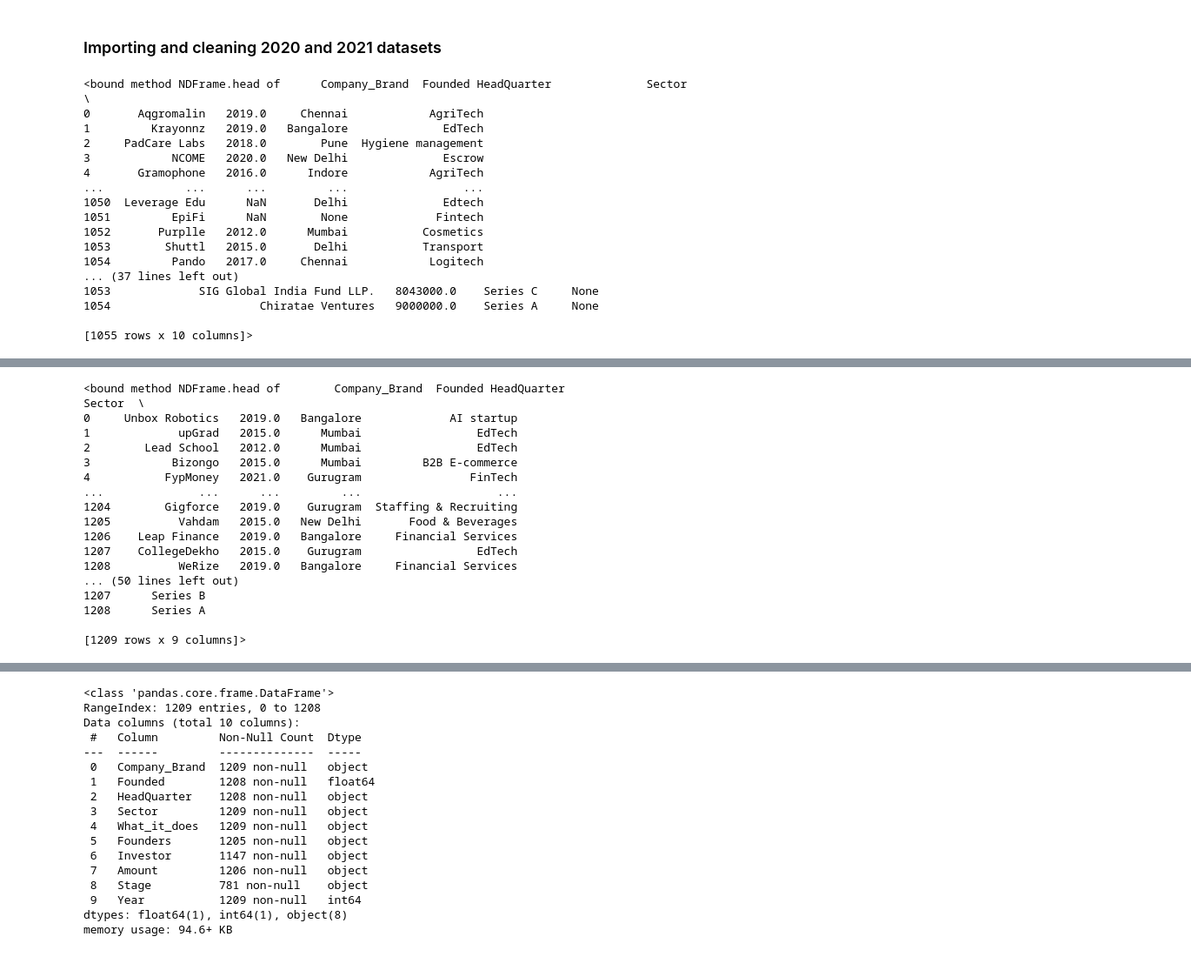
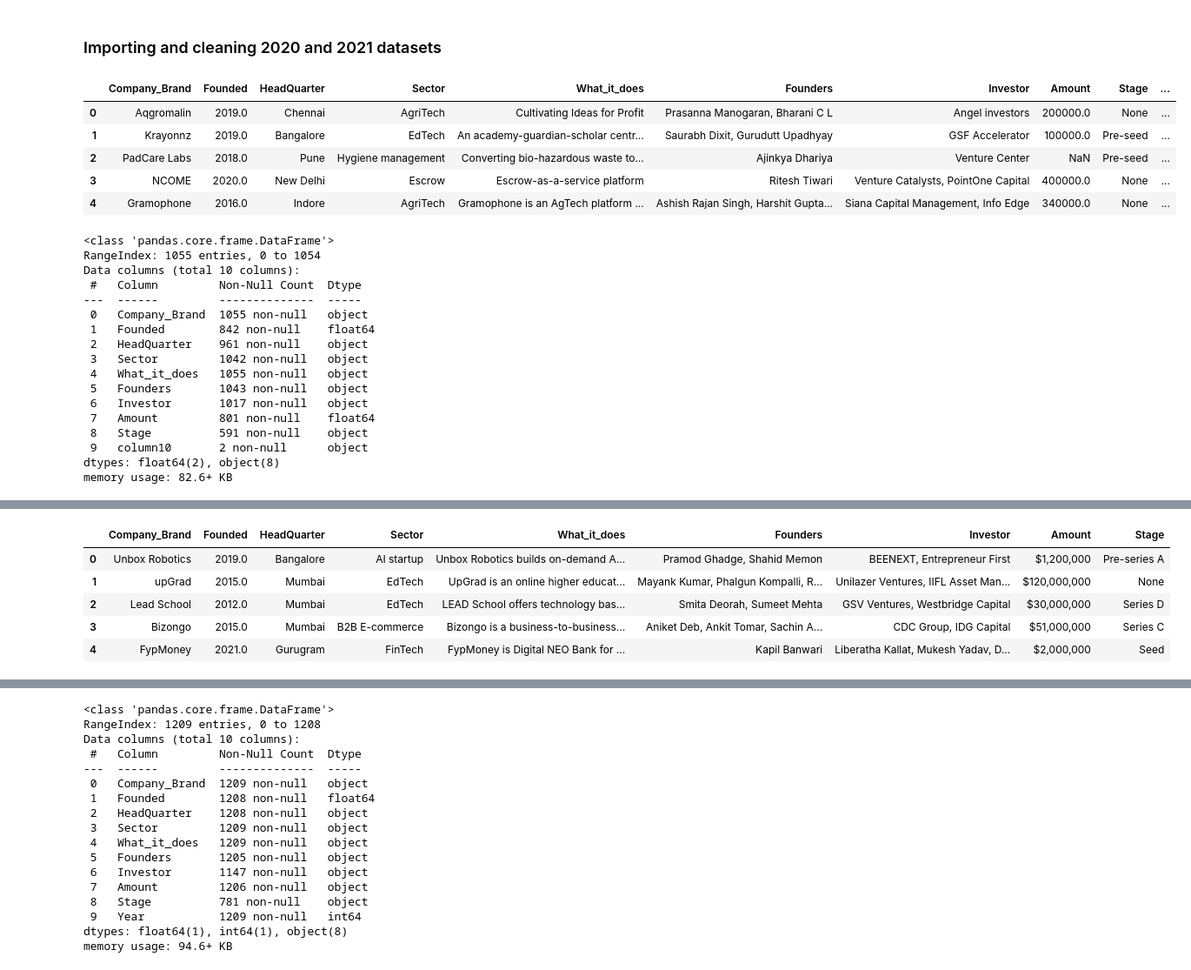
Before and after one commit to parockson/analysis-into-indian-startup-ecosystem, a Jupyter notebook: indian_start_up_funding_ecosystem.ipynb, the cells around one changed output, grey strips where cells are left out. Shown: that part at 87% size. Drawn from its saved outputs; the diff is of its cells as text; code cells hidden in the pictures.

```diff
--- a/indian_start_up_funding_ecosystem.ipynb
+++ b/indian_start_up_funding_ecosystem.ipynb
@@ -355,27 +480,36 @@ connection = pyodbc.connect(connection_string)
 # %%
 # select data from 2020
 query = "SELECT * FROM LP1_startup_funding2020"
 
 dat3 = pd.read_sql(query, connection)
-dat3.head
+dat3.head()
 # %% [output]
-<bound method NDFrame.head of      Company_Brand  Founded HeadQuarter              Sector  \
-0       Aqgromalin   2019.0     Chennai            AgriTech
-1         Krayonnz   2019.0   Bangalore              EdTech
-2     PadCare Labs   2018.0        Pune  Hygiene management
-3            NCOME   2020.0   New Delhi              Escrow
-4       Gramophone   2016.0      Indore            AgriTech
-...            ...      ...         ...                 ...
-1050  Leverage Edu      NaN       Delhi              Edtech
-1051         EpiFi      NaN        None             Fintech
-1052       Purplle   2012.0      Mumbai           Cosmetics
-1053        Shuttl   2015.0       Delhi           Transport
-1054         Pando   2017.0     Chennai            Logitech
-... (37 lines left out)
-1053             SIG Global India Fund LLP.   8043000.0    Series C     None
-1054                      Chiratae Ventures   9000000.0    Series A     None
-
-[1055 rows x 10 columns]>
+|  | Company_Brand | Founded | HeadQuarter | Sector | What_it_does | Founders | Investor | Amount | Stage | ... |
+| 0 | Aqgromalin | 2019.0 | Chennai | AgriTech | Cultivating Ideas for Profit | Prasanna Manogaran, Bharani C L | Angel investors | 200000.0 | None | ... |
+| 1 | Krayonnz | 2019.0 | Bangalore | EdTech | An academy-guardian-scholar centr... | Saurabh Dixit, Gurudutt Upadhyay | GSF Accelerator | 100000.0 | Pre-seed | ... |
+| 2 | PadCare Labs | 2018.0 | Pune | Hygiene management | Converting bio-hazardous waste to... | Ajinkya Dhariya | Venture Center | NaN | Pre-seed | ... |
+| 3 | NCOME | 2020.0 | New Delhi | Escrow | Escrow-as-a-service platform | Ritesh Tiwari | Venture Catalysts, PointOne Capital | 400000.0 | None | ... |
+| 4 | Gramophone | 2016.0 | Indore | AgriTech | Gramophone is an AgTech platform ... | Ashish Rajan Singh, Harshit Gupta... | Siana Capital Management, Info Edge | 340000.0 | None | ... |
+# %%
+dat3.info()
+# %% [output]
+<class 'pandas.core.frame.DataFrame'>
+RangeIndex: 1055 entries, 0 to 1054
+Data columns (total 10 columns):
+ #   Column         Non-Null Count  Dtype
+---  ------         --------------  -----
+ 0   Company_Brand  1055 non-null   object
+ 1   Founded        842 non-null    float64
+ 2   HeadQuarter    961 non-null    object
+ 3   Sector         1042 non-null   object
+ 4   What_it_does   1055 non-null   object
+ 5   Founders       1043 non-null   object
+ 6   Investor       1017 non-null   object
+ 7   Amount         801 non-null    float64
+ 8   Stage          591 non-null    object
+ 9   column10       2 non-null      object
+dtypes: float64(2), object(8)
+memory usage: 82.6+ KB
 # %%
 # adding years
 year_3 = 2020
@@ -400,25 +534,14 @@ dat3
 query = "SELECT * FROM LP1_startup_funding2021"
 
 dat4 = pd.read_sql(query, connection)
-dat4.head
+dat4.head()
 # %% [output]
-<bound method NDFrame.head of        Company_Brand  Founded HeadQuarter                 Sector  \
-0     Unbox Robotics   2019.0   Bangalore             AI startup
-1             upGrad   2015.0      Mumbai                 EdTech
-2        Lead School   2012.0      Mumbai                 EdTech
-3            Bizongo   2015.0      Mumbai         B2B E-commerce
-4           FypMoney   2021.0    Gurugram                FinTech
-...              ...      ...         ...                    ...
-1204        Gigforce   2019.0    Gurugram  Staffing & Recruiting
-1205          Vahdam   2015.0   New Delhi       Food & Beverages
-1206    Leap Finance   2019.0   Bangalore     Financial Services
-1207    CollegeDekho   2015.0    Gurugram                 EdTech
-1208          WeRize   2019.0   Bangalore     Financial Services
-... (50 lines left out)
-1207      Series B
-1208      Series A
-
-[1209 rows x 9 columns]>
+|  | Company_Brand | Founded | HeadQuarter | Sector | What_it_does | Founders | Investor | Amount | Stage |
+| 0 | Unbox Robotics | 2019.0 | Bangalore | AI startup | Unbox Robotics builds on-demand A... | Pramod Ghadge, Shahid Memon | BEENEXT, Entrepreneur First | $1,200,000 | Pre-series A |
+| 1 | upGrad | 2015.0 | Mumbai | EdTech | UpGrad is an online higher educat... | Mayank Kumar, Phalgun Kompalli, R... | Unilazer Ventures, IIFL Asset Man... | $120,000,000 | None |
+| 2 | Lead School | 2012.0 | Mumbai | EdTech | LEAD School offers technology bas... | Smita Deorah, Sumeet Mehta | GSV Ventures, Westbridge Capital | $30,000,000 | Series D |
+| 3 | Bizongo | 2015.0 | Mumbai | B2B E-commerce | Bizongo is a business-to-business... | Aniket Deb, Ankit Tomar, Sachin A... | CDC Group, IDG Capital | $51,000,000 | Series C |
+| 4 | FypMoney | 2021.0 | Gurugram | FinTech | FypMoney is Digital NEO Bank for ... | Kapil Banwari | Liberatha Kallat, Mukesh Yadav, D... | $2,000,000 | Seed |
 # %%
 # adding years
 year_4 = 2021
```
Also changed, not shown: parts of 144 cells of this notebook, 1 other file.
